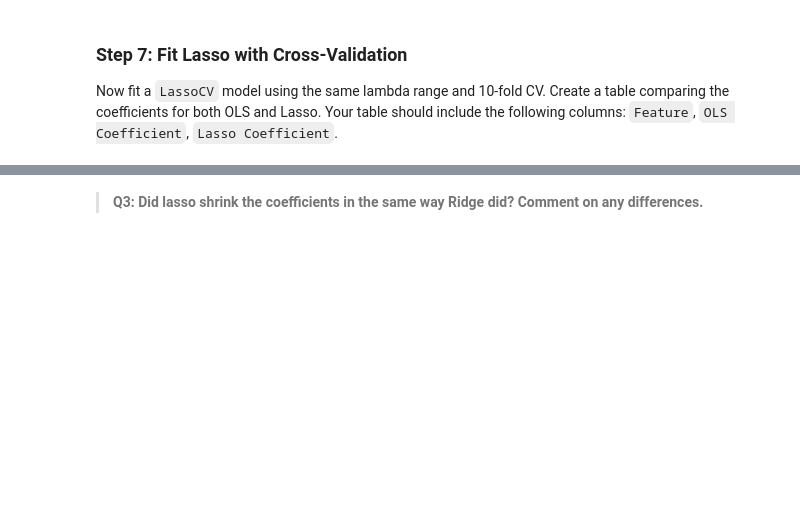
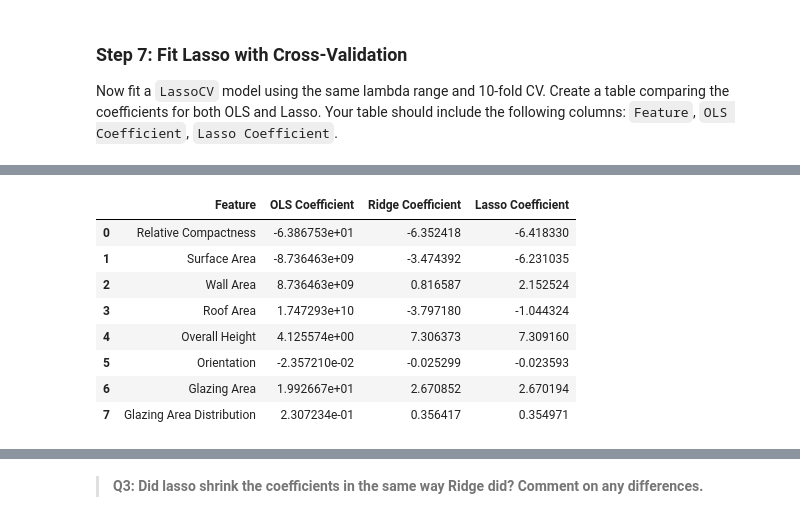
Before and after one commit to sofiiir/edds232-assignment-3, a Jupyter notebook: task1/hw3-task1.ipynb, the cells around one changed output, grey strips where cells are left out. Drawn from its saved outputs; the diff is of its cells as text; code cells hidden in the pictures; blank space fills up the shorter version.

```diff
--- a/task1/hw3-task1.ipynb
+++ b/task1/hw3-task1.ipynb
@@ -253,8 +242,3 @@ features
-# %%
-ridge_model = Ridge(alpha = 1)
-ridge_model.fit(X_train_scaled, y_train)
-
-ridge_prediction = ridge_model.predict(X_test_scaled)
 # %%
 ridge_coef = []
 
@@ -287,4 +271,5 @@ _Type your answer here, replacing this text._
 
 Now fit a `LassoCV` model using the same lambda range and 10-fold CV. Create a table comparing the coefficients for both OLS and Lasso. Your table should include the following columns: `Feature`, `OLS Coefficient`, `Lasso Coefficient`.
 # %%
-lasso_cv = ...
+lasso_cv = LassoCV(alphas= lambdas, cv = 10)
+lasso_cv.fit(X_train_scaled, y_train)
@@ -291,2 +290,22 @@ lasso_cv = ...
+# %%
+# create a dictionary with the OLS and Ridge coefficients
+ols_ridge_lasso_table = {'Feature' : features,
+                   'OLS Coefficient': reg.coef_,
+                   'Ridge Coefficient' : ridge_cv.coef_,
+                   'Lasso Coefficient' : lasso_cv.coef_}
+
+# convert the table to a dataframe
+ols_ridge_lasso_df = pd.DataFrame(ols_ridge_lasso_table)
+ols_ridge_lasso_df
+# %% [output]
+|  | Feature | OLS Coefficient | Ridge Coefficient | Lasso Coefficient |
+| 0 | Relative Compactness | -6.386753e+01 | -6.352418 | -6.418330 |
+| 1 | Surface Area | -8.736463e+09 | -3.474392 | -6.231035 |
+| 2 | Wall Area | 8.736463e+09 | 0.816587 | 2.152524 |
+| 3 | Roof Area | 1.747293e+10 | -3.797180 | -1.044324 |
+| 4 | Overall Height | 4.125574e+00 | 7.306373 | 7.309160 |
+| 5 | Orientation | -2.357210e-02 | -0.025299 | -0.023593 |
+| 6 | Glazing Area | 1.992667e+01 | 2.670852 | 2.670194 |
+| 7 | Glazing Area Distribution | 2.307234e-01 | 0.356417 | 0.354971 |
 # %%
 grader.check("q5")
```
Also changed, not shown: parts of 6 cells of this notebook.
